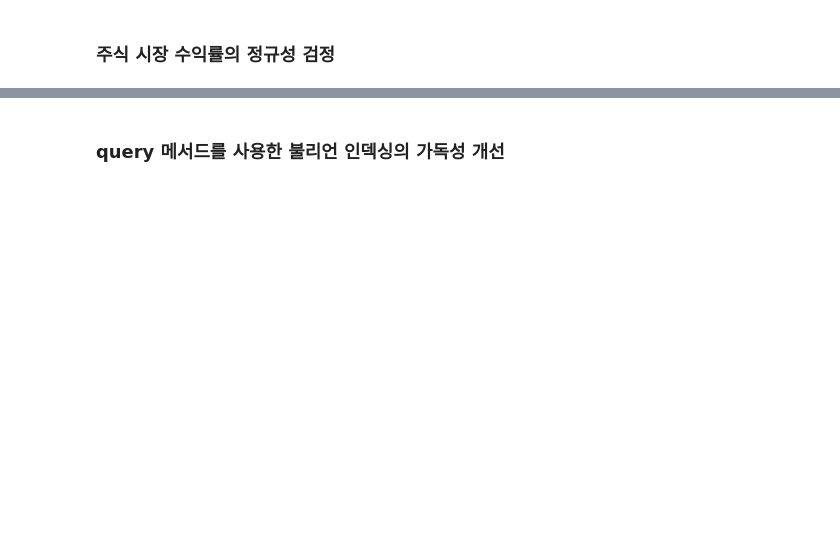
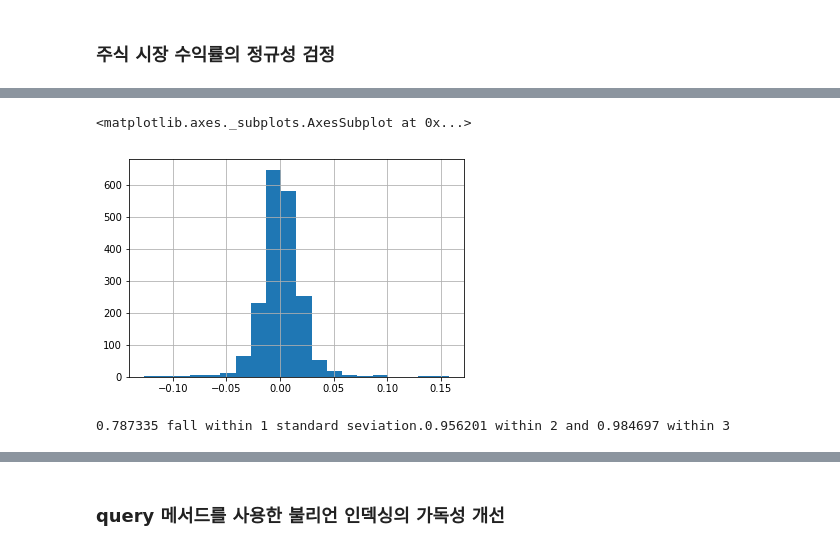
Before and after one commit to liberalapes/pandas_cookbook, a Jupyter notebook: 05장 불리언 인덱싱.ipynb, the cells around one changed output, grey strips where cells are left out. Cells and saved outputs as stored; diff of their text form; code cells hidden in the pictures; blank space fills up the shorter version.

```diff
--- a/05장 불리언 인덱싱.ipynb
+++ b/05장 불리언 인덱싱.ipynb
@@ -514,3 +513,6 @@ employee[criteria].head()
 | 32 | 32 | SENIOR ACCOUNTANT | Finance | 46963.0 | Black or African American | Full Time | Male | ... |
 # %% [markdown]
 ### 주식 시장 수익률의 정규성 검정
+# %%
+amzn = pd.read_csv('/Users/chosikc/Sites/PandasCookbook/amzn_stock.csv', index_col = 'Date', parse_dates=['Date'])
+amzn.head()
@@ -516,0 +527,6 @@ employee[criteria].head()
+# %%
+amzn_daily_return = amzn.Close.pct_change()
+amzn_daily_return.head()
+
+# Close 로 Series 를 생성 후에 pct_change 로 일별 수익률을 계산
+# pct_change 는 퍼센트 변화율 계산 메소드
@@ -516,0 +541,8 @@ employee[criteria].head()
+# %%
+amzn_daily_return = amzn_daily_return.dropna()
+# 누락값 삭제
+amzn_daily_return.hist(bins=20)
+# 히스토그램 작성
+# %% [output]
+<matplotlib.axes._subplots.AxesSubplot at 0x...>
+[figure, added]
@@ -516,0 +557,5 @@ employee[criteria].head()
+# %%
+pcts = [abs_z_score.lt(i).mean() for i in range(1,4)]
+print('{:3f} fall within 1 standard seviation.' '{:3f} within 2 and {:3f} within 3'.format(*pcts))
+# %% [output]
+0.787335 fall within 1 standard seviation.0.956201 within 2 and 0.984697 within 3
```
Also changed, not shown: parts of 59 cells of this notebook.
